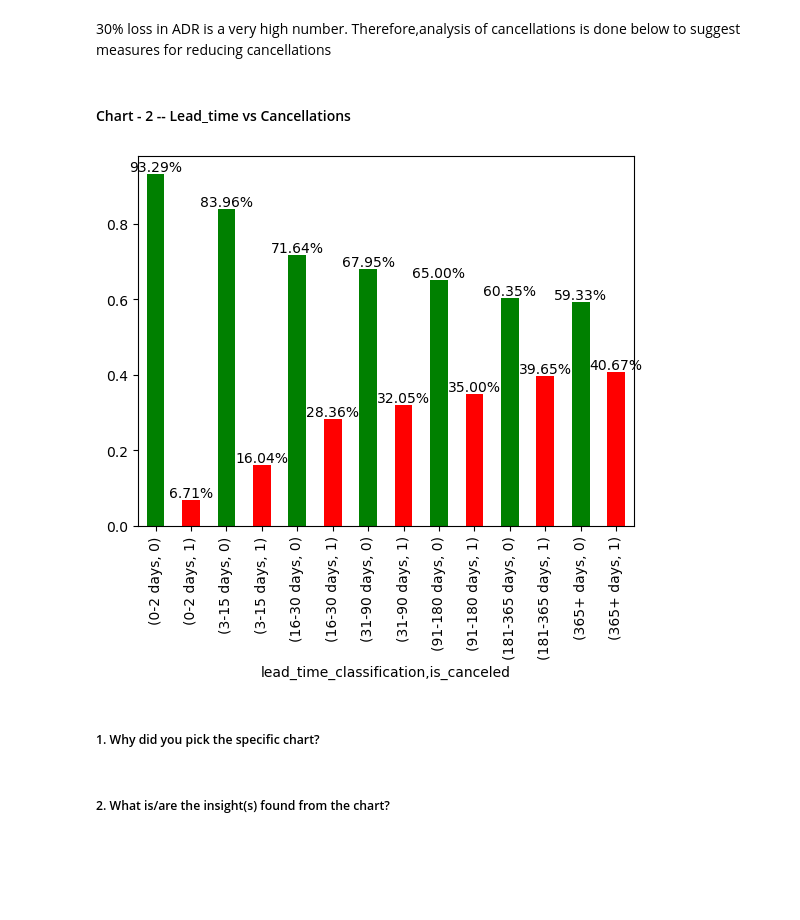
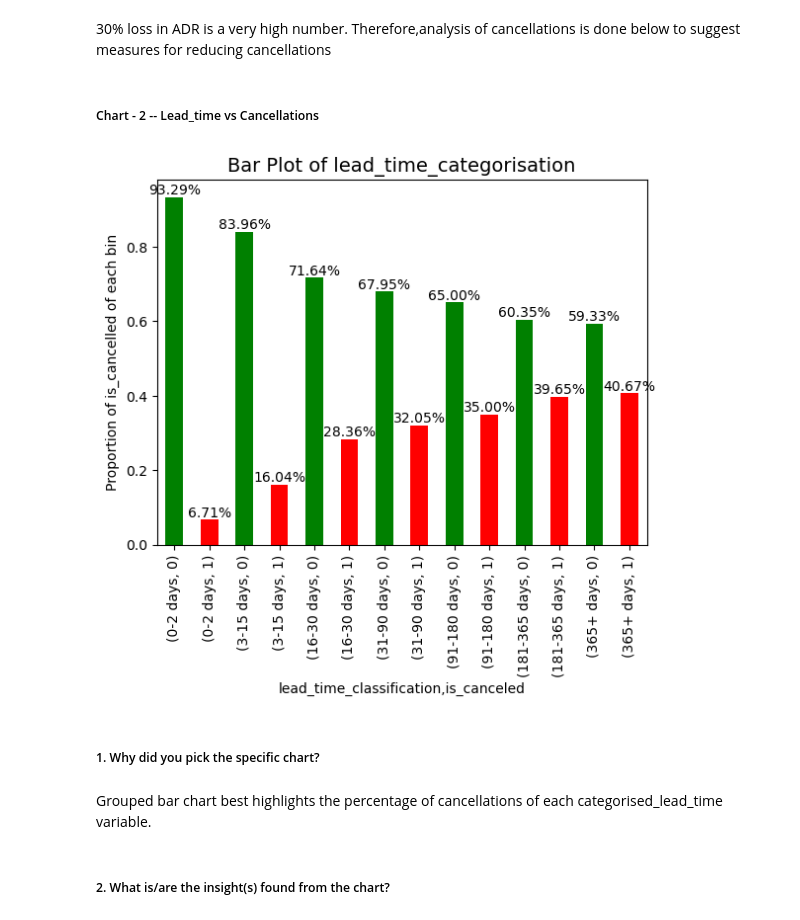
Before and after one commit to lakshay170/hotel_capstone, a Jupyter notebook: Hotel_Capstone.ipynb, the cells around one changed output. Drawn from its saved outputs; the diff is of its cells as text; code cells hidden in the pictures; blank space fills up the shorter version.

Commit message:
Cancellation Analysis 1

```diff
--- a/Hotel_Capstone.ipynb
+++ b/Hotel_Capstone.ipynb
@@ -760,25 +776,33 @@ Are there any insights that lead to negative growth? Justify with specific reaso
 # %% [markdown]
 30% loss in ADR is a very high number. Therefore,analysis of cancellations is done below to suggest measures for reducing cancellations
 # %% [markdown]
-#### Chart - 2 -- Lead_time vs Cancellations
+##### Chart - 2 -- Lead_time vs Cancellations
 # %%
+# Categorising lead_time in a new col
 lead_time_labels=['0-2 days','3-15 days','16-30 days','31-90 days','91-180 days','181-365 days','365+ days']
 lead_time_bins=[-1,2,15,30,90,180,365,float('inf')]
 hotel['lead_time_classification']=pd.cut(hotel['lead_time'],bins=lead_time_bins,labels=lead_time_labels)
 
+# Bar Plot of lead_time_categorisation
 plot_lead_time =hotel.groupby('lead_time_classification')['is_canceled'].value_counts(normalize=True)\
 .plot(kind='bar',color=['g','r'])
+plt.title('Bar Plot of lead_time_categorisation',fontsize=14)
+plt.ylabel("Proportion of is_cancelled of each bin")
 
+
+# Calculating & printing % on the plot
 for p in plot_lead_time.patches:
       height = p.get_height()
       plot_lead_time.annotate(f'{height*100:.2f}%', (p.get_x() + p.get_width() / 2., height),
              ha='center', va='center', xytext=(0, 5), textcoords='offset points'
               )
 plt.show()
 # %% [output]
-[figure, old version]
+[figure, new version]
 # %% [markdown]
 ##### 1. Why did you pick the specific chart?
+# %% [markdown]
+Grouped bar chart best highlights the percentage of cancellations of each categorised_lead_time variable.
 # %% [markdown]
 ##### 2. What is/are the insight(s) found from the chart?
 # %%
```
Also changed, not shown: parts of 29 cells of this notebook.
